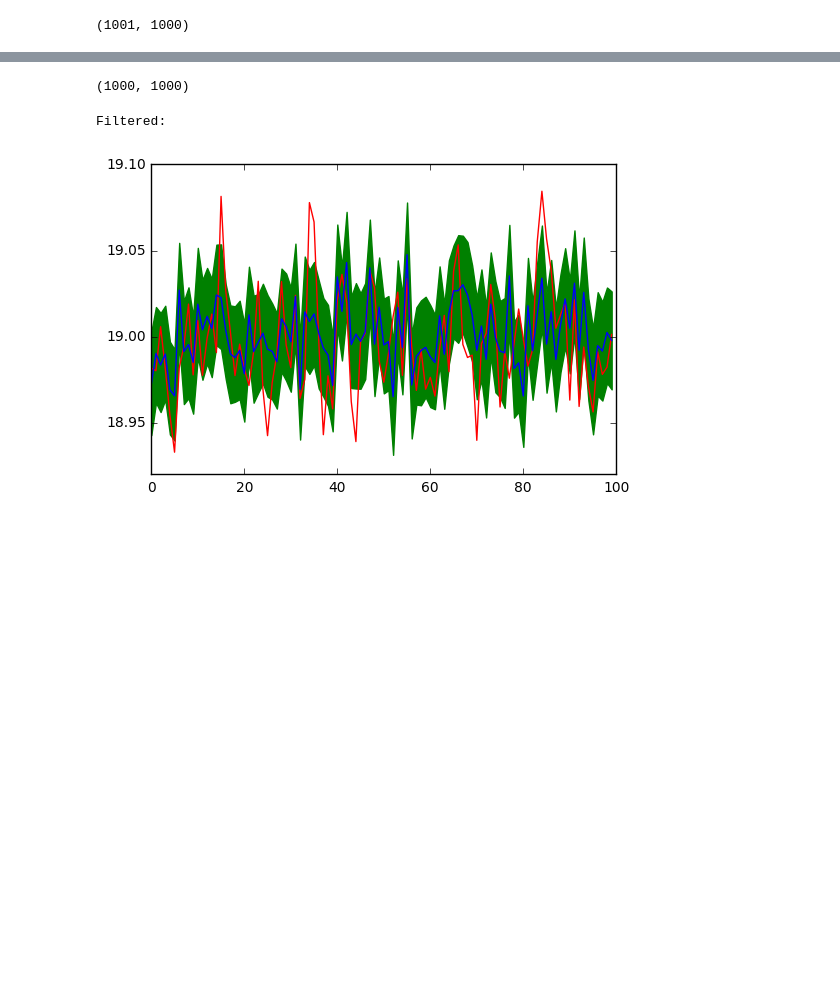
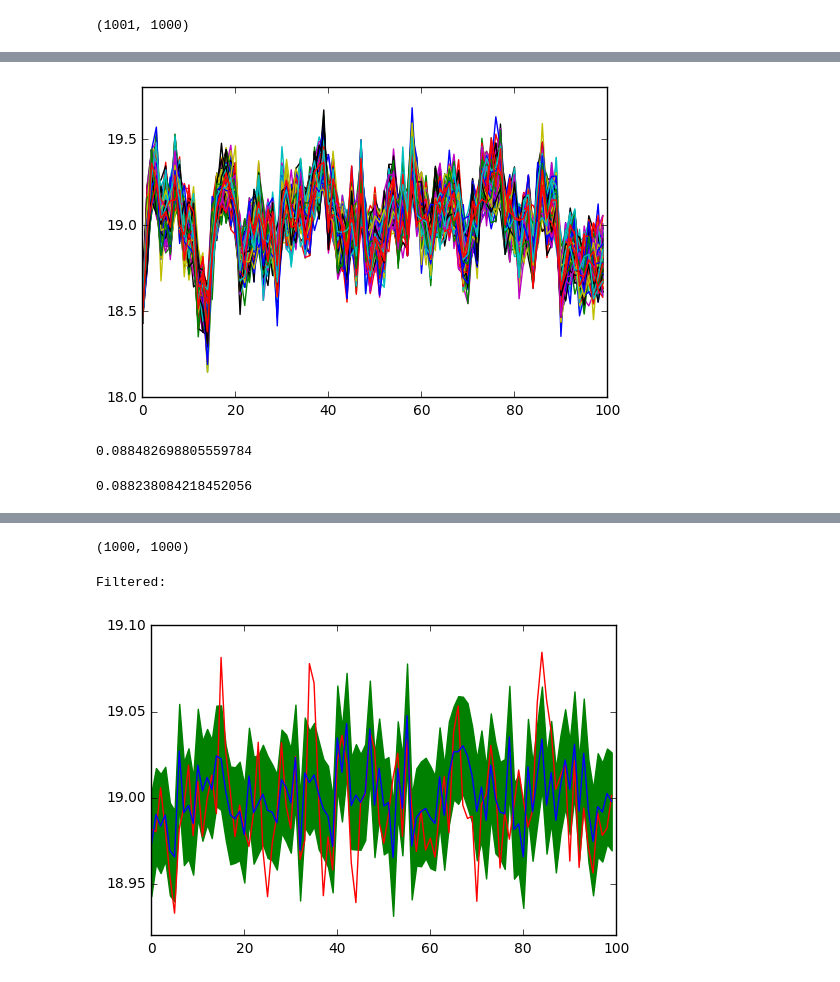
Before and after one commit to npetrenko/ParticleFilter, a Jupyter notebook: ParticleFilter_theano_traj_sample_optim.ipynb, the cells around one changed output, grey strips where cells are left out. Saved outputs shown, nothing was run; the diff lists cells and outputs as text; code cells hidden in the pictures; blank space fills up the shorter version.

```diff
--- a/ParticleFilter_theano_traj_sample_optim.ipynb
+++ b/ParticleFilter_theano_traj_sample_optim.ipynb
@@ -123,0 +125,7 @@ smoothed.shape
+# %%
+#plt.plot(np.mean(smoothed[-100:], axis=1), color='blue')
+plt.plot(smoothed[-100:])
+plt.plot(latent[-101:-1], color='red')
+plt.show()
+# %% [output]
+[figure, added]
@@ -124,3 +134,11 @@ smoothed.shape
+# %%
+np.sqrt(np.mean((latent[-201:-1] - np.mean(smoothed[-200:], axis=1))**2))
+# %% [output]
+0.088482698805559784
+# %%
+np.sqrt(np.mean((latent[-200:] - np.mean(filt_distrib[-200:], axis=1))**2))
+# %% [output]
+0.088238084218452056
 # %%
 filt_distrib = filt_distrib[1:]
 # %%
```
Also changed, not shown: parts of 16 cells of this notebook.
